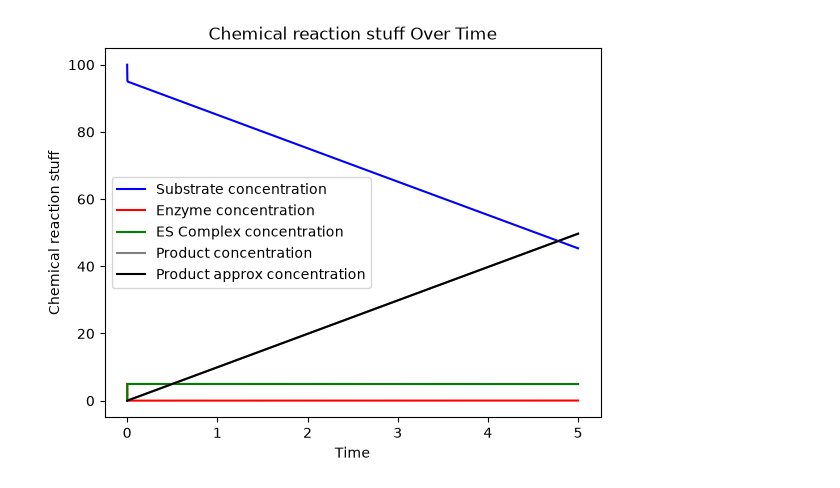
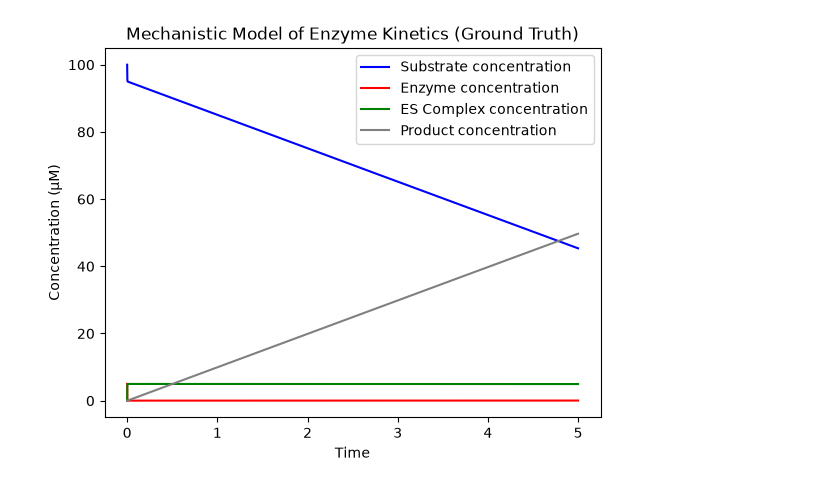
Before and after one commit to ankushgoyalengineer/systems-bio-lab, a Jupyter notebook: 02-Michaelis-Menten/model.ipynb, the cells around one changed output. Drawn from its saved outputs; the diff is of its cells as text; code cells hidden in the pictures.

Commit message:
Added updated read me file as well as output images

```diff
--- a/02-Michaelis-Menten/model.ipynb
+++ b/02-Michaelis-Menten/model.ipynb
@@ -2,7 +2,6 @@
 import matplotlib.pyplot as plt
 # %%
 #Task 1 - Simulate the mechanistic model of a chemical reaction
-#Task 2 - Simulate the michael menten equation
 #Variables used - Substrate (s), Enzyme (e), Complex (es), Product (p)
 #Rate constants used - k1 (binding rate), k2 (dissociation rate), k3 (Catalysis)
 
@@ -10,50 +9,41 @@ s_conc = 100.0
 e_conc = 5.0
 p_conc = 0.0
 es_conc = 0.0
-p_approx = 0.0
 dt = .0001
 k1 = 10.0
 k2 = k3 = 2.0
-km = (k2 + k3)/k1
 current_time = 0
 time_coordinates = []
 s_coordinates = []
 e_coordinates = []
 es_coordinates = []
 p_coordinates = []
-p_approx_coordinates = []
 for i in range(50000):
     time_coordinates.append(current_time)
     s_coordinates.append(s_conc)
     e_coordinates.append(e_conc)
     es_coordinates.append(es_conc)
     p_coordinates .append(p_conc)
-    p_approx_coordinates.append(p_approx)
     ds = -(k1 * e_conc * s_conc * dt) + (k2 * es_conc * dt)
     de = -(k1 * e_conc * s_conc * dt) + (k2 * es_conc * dt) + (k3 * es_conc * dt)
     des = (k1 * e_conc * s_conc * dt) - (k2 * es_conc * dt) - (k3 * es_conc * dt)
     dp = (k3 * es_conc * dt)
-    vmax = k3 * (e_conc + es_conc)
-    v = (vmax * s_conc)/(km + s_conc)
-    dp_approx = v * dt
 
     s_conc += ds
     e_conc += de
     es_conc += des
     p_conc += dp
-    p_approx += dp_approx
     current_time += dt
 
 plt.plot(time_coordinates, s_coordinates, label="Substrate concentration", color="blue")
 plt.plot(time_coordinates, e_coordinates, label="Enzyme concentration", color="red")
 plt.plot(time_coordinates, es_coordinates, label="ES Complex concentration", color="green")
 plt.plot(time_coordinates, p_coordinates, label="Product concentration", color="grey")
-plt.plot(time_coordinates, p_approx_coordinates, label="Product approx concentration", color="black")
 
 plt.xlabel("Time")
-plt.ylabel("Chemical reaction stuff")
-plt.title("Chemical reaction stuff Over Time")
+plt.ylabel("Concentration (µM)")
+plt.title("Mechanistic Model of Enzyme Kinetics (Ground Truth)")
 plt.legend()
 plt.show()
 # %% [output]
-[figure, old version]
+[figure, new version]
```
Also changed, not shown: parts of 3 cells of this notebook, 5 other files.
